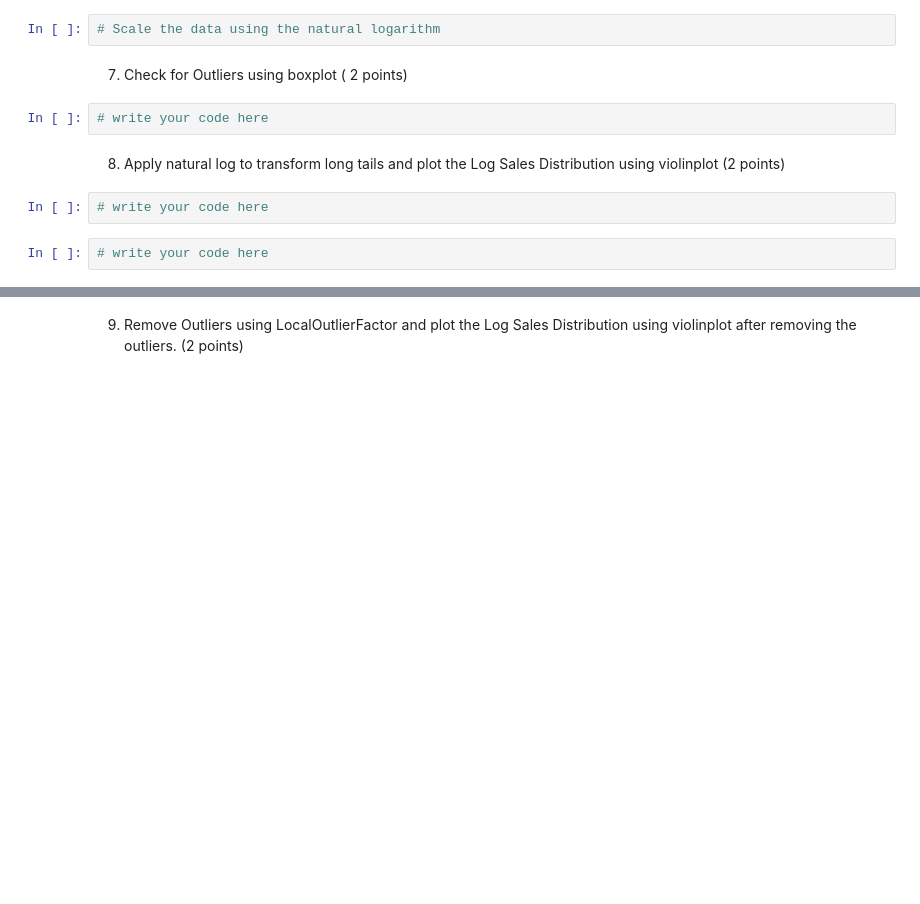
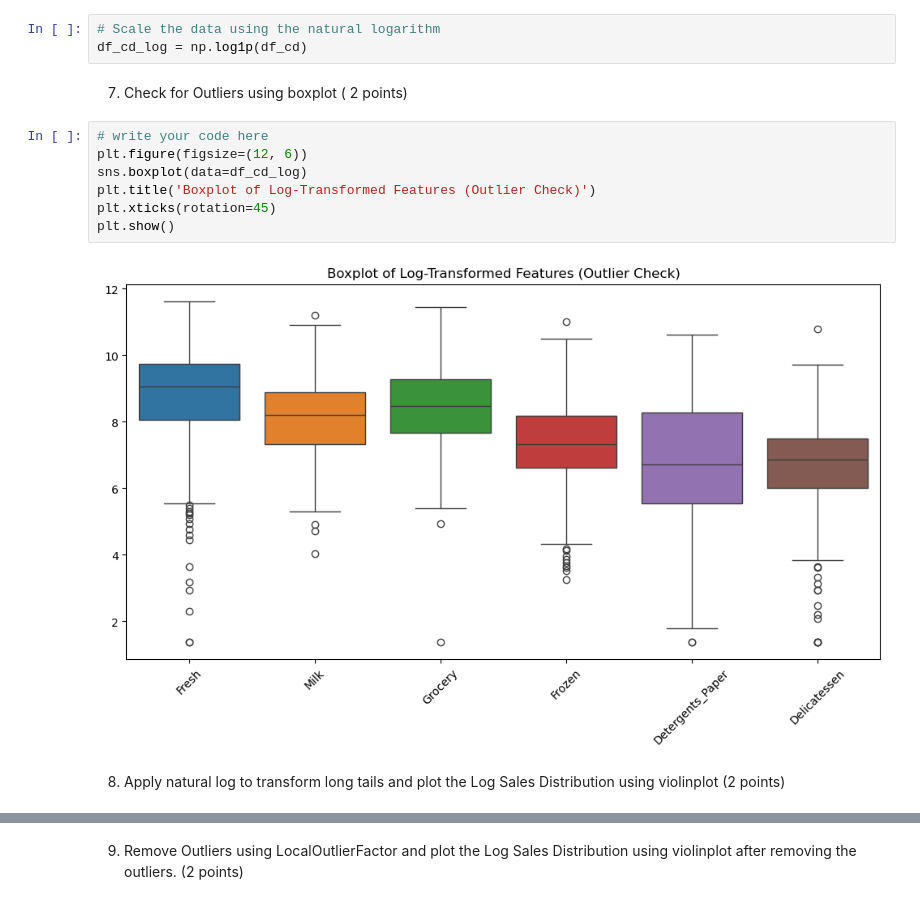
Before and after one commit to thepkcodes/Market-Basket-Analysis, a Jupyter notebook: Project_3.ipynb, the cells around one changed output, grey strips where cells are left out. Saved outputs shown, nothing was run; the diff lists cells and outputs as text; blank space fills up the shorter version.

```diff
--- a/Project_3.ipynb
+++ b/Project_3.ipynb
@@ -452,13 +464,17 @@ TypeError: subplot() takes 1 or 3 positional arguments but 2 were given
 6. Scale the sample data using the natural logarithm ( 1 point)
 # %%
 # Scale the data using the natural logarithm
+df_cd_log = np.log1p(df_cd)
 # %% [markdown]
 7. Check for Outliers using boxplot ( 2 points)
-# %%
-# write your code here
+# %%
+# write your code here
+plt.figure(figsize=(12, 6))
+sns.boxplot(data=df_cd_log)
+plt.title('Boxplot of Log-Transformed Features (Outlier Check)')
+plt.xticks(rotation=45)
+plt.show()
+# %% [output]
+[figure, added]
 # %% [markdown]
 8. Apply natural log to transform long tails and plot the Log Sales Distribution using violinplot (2 points)
-# %%
-# write your code here
-# %%
-# write your code here
```
Also changed, not shown: parts of 20 cells of this notebook.
